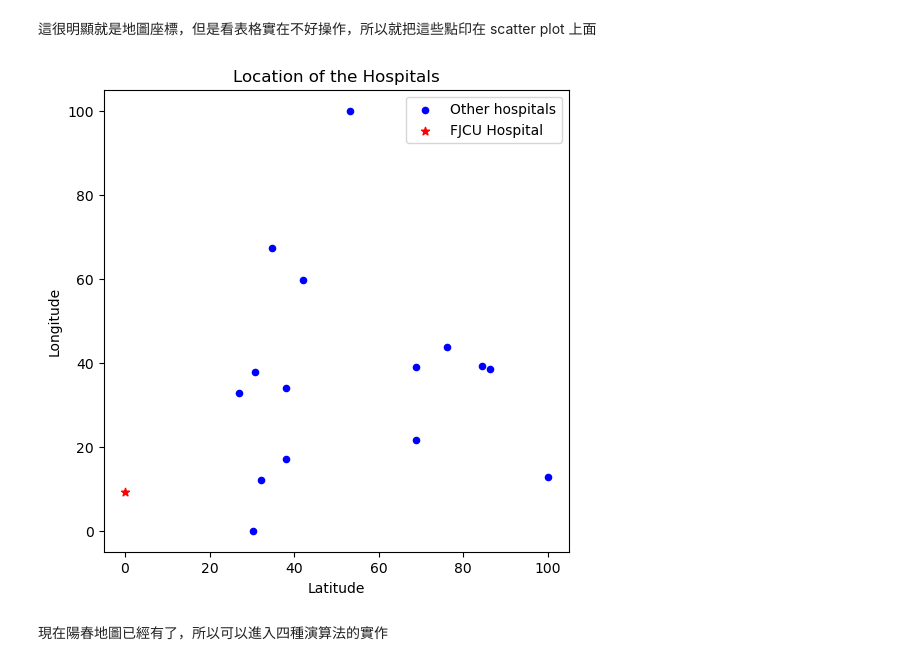
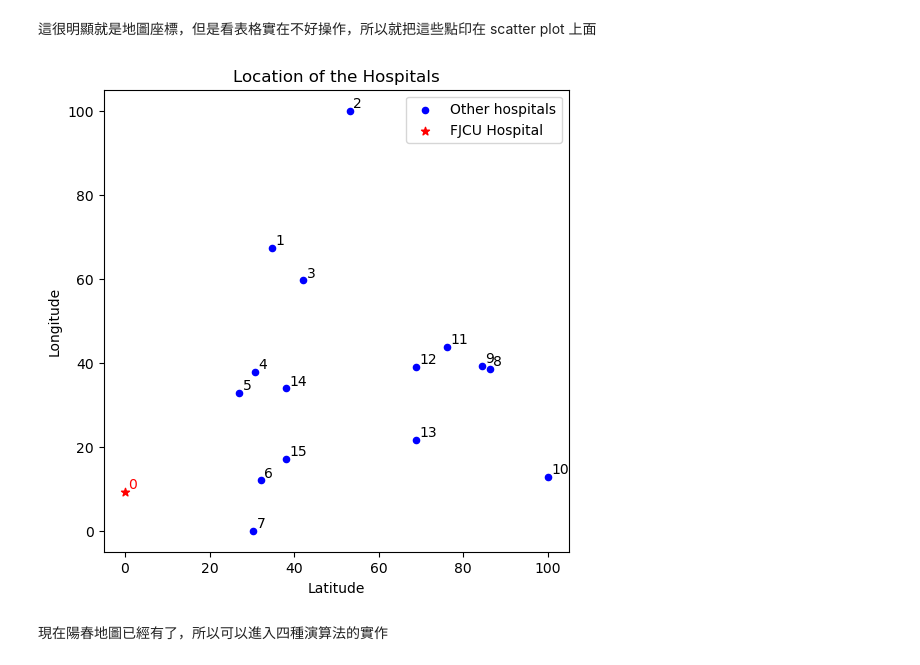
Before and after one commit to csning1998/school-medical-decision-analysis, a Jupyter notebook: 醫療決策分析_410570554_HW3.ipynb, the cells around one changed output. Saved outputs shown, nothing was run; the diff lists cells and outputs as text; code cells hidden in the pictures.

```diff
--- a/醫療決策分析_410570554_HW3.ipynb
+++ b/醫療決策分析_410570554_HW3.ipynb
@@ -28,28 +26,39 @@ df_hospital.head()
 # %%
 import matplotlib.pyplot as plt
 
 x, y = df_hospital.iloc[1:][["x"]], df_hospital.iloc[1:][["y"]]
 x_0, y_0 = df_hospital.loc[0, "x"], df_hospital.loc[0, "y"]
 
 fig, ax = plt.subplots(figsize=(6, 6))
 
 ax.set_title("Location of the Hospitals")
 ax.set_xlabel("Latitude")
 ax.set_ylabel("Longitude")
 ax.scatter(x, y, s=20, color="blue", label="Other hospitals")
 ax.scatter(
     x_0,
     y_0,
     color="red",
     marker="*",
     zorder=5,
     label="FJCU Hospital",
 )
 
+for index, row in df_hospital.iterrows():
+    text_color = "red" if index == 0 else "black"
+    ax.text(
+        row["x"] + 0.8,
+        row["y"] + 0.8,
+        str(index),
+        fontsize=10,
+        ha="left",
+        color=text_color,
+    )
+
 ax.legend()
 plt.show()
 # %% [output]
-[figure, old version]
+[figure, new version]
 # %% [markdown]
 現在陽春地圖已經有了，所以可以進入四種演算法的實作
 # %% [markdown]
```
Also changed, not shown: parts of 17 cells of this notebook.
